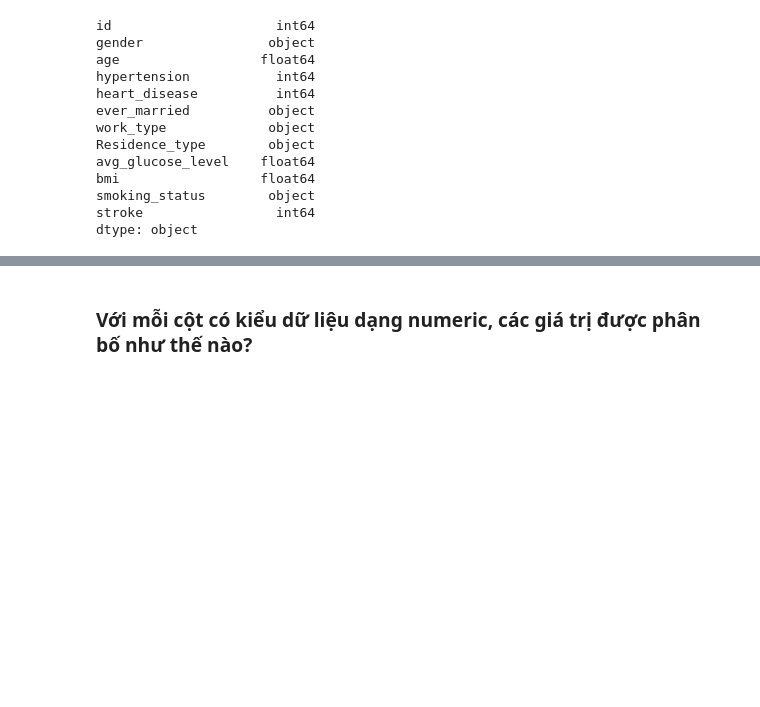
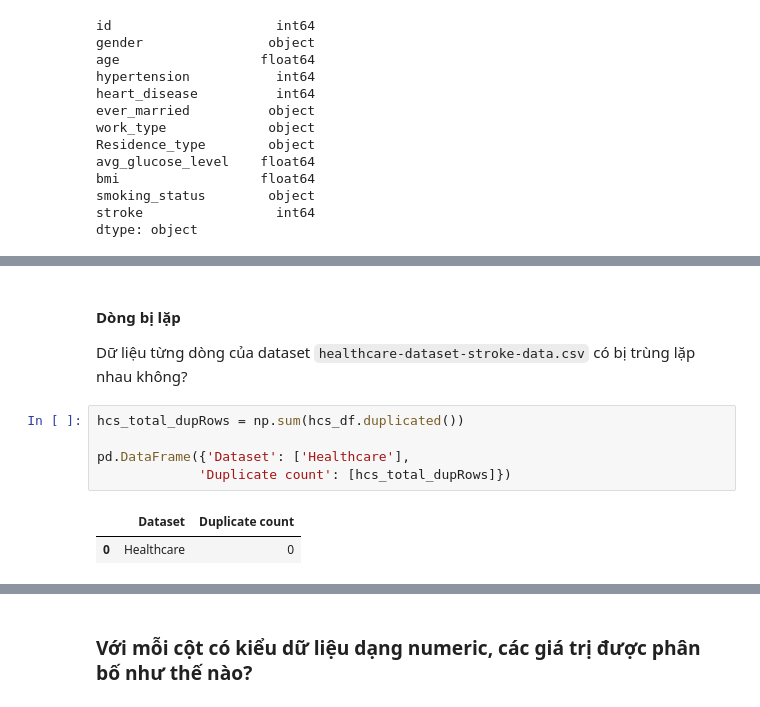
Before and after one commit to luthevy/LTKHDL_Final, a Jupyter notebook: vỹ.ipynb, the cells around one changed output, grey strips where cells are left out. Drawn from its saved outputs; the diff is of its cells as text; blank space fills up the shorter version.

```diff
--- a/vỹ.ipynb
+++ b/vỹ.ipynb
@@ -139,0 +227,11 @@ dtype: object
+# %% [markdown]
+#### Dòng bị lặp
+Dữ liệu từng dòng của dataset `healthcare-dataset-stroke-data.csv` có bị trùng lặp nhau không?
+# %%
+hcs_total_dupRows = np.sum(hcs_df.duplicated())
+
+pd.DataFrame({'Dataset': ['Healthcare'],
+             'Duplicate count': [hcs_total_dupRows]})
+# %% [output]
+|  | Dataset | Duplicate count |
+| 0 | Healthcare | 0 |
```
Also changed, not shown: parts of 23 cells of this notebook.
